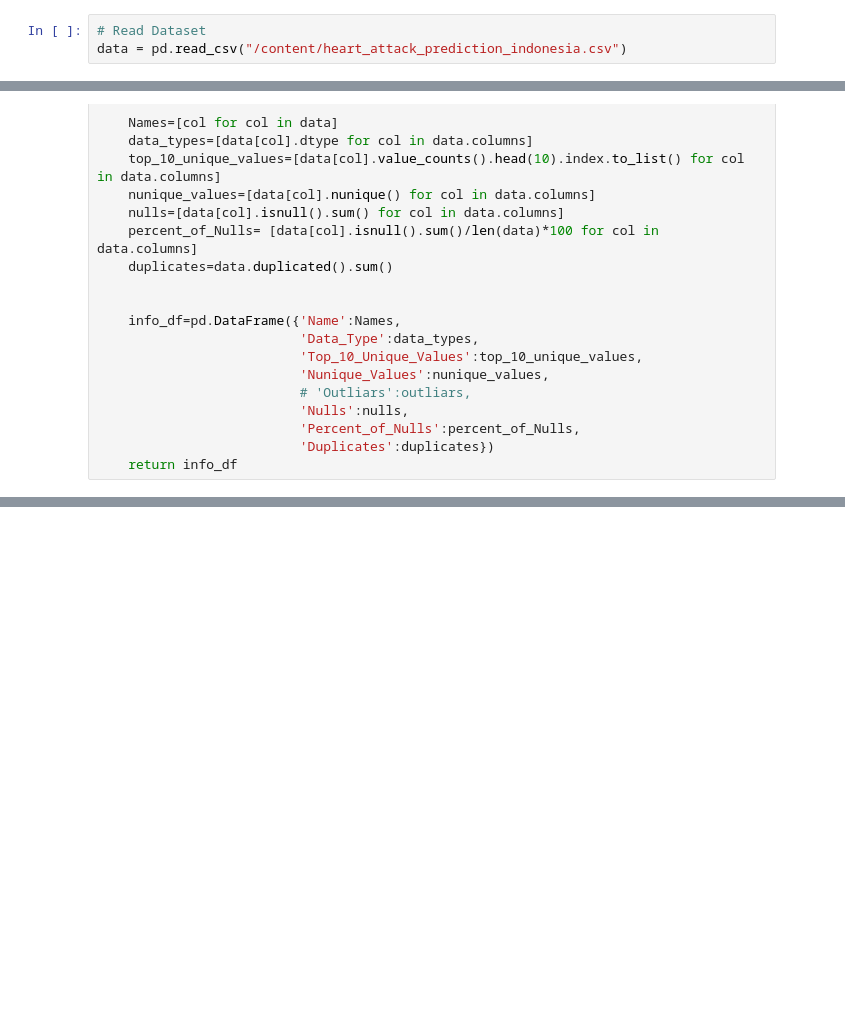
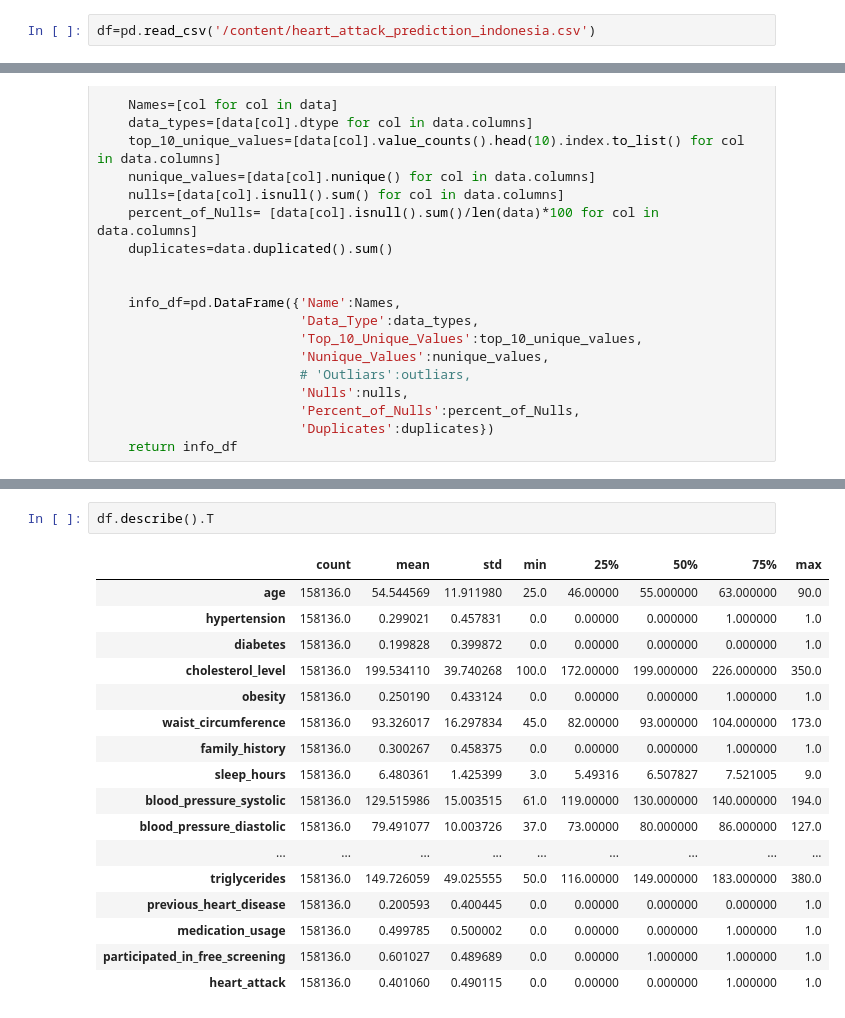
Before and after one commit to asmaa0702/Heart-Attack, a Jupyter notebook: python/HeartAttack.ipynb, the cells around one changed output, grey strips where cells are left out. Saved outputs shown, nothing was run; the diff lists cells and outputs as text; blank space fills up the shorter version.

```diff
--- a/python/HeartAttack.ipynb
+++ b/python/HeartAttack.ipynb
@@ -6,5 +6,4 @@ import numpy as np
 import matplotlib.pyplot as plt
 import seaborn as sns
 # %%
-# Read Dataset
-data = pd.read_csv("/content/heart_attack_prediction_indonesia.csv")
+df=pd.read_csv('/content/heart_attack_prediction_indonesia.csv')
@@ -858,0 +231,20 @@ data=df.copy()
+# %%
+df.describe().T
+# %% [output]
+|  | count | mean | std | min | 25% | 50% | 75% | max |
+| age | 158136.0 | 54.544569 | 11.911980 | 25.0 | 46.00000 | 55.000000 | 63.000000 | 90.0 |
+| hypertension | 158136.0 | 0.299021 | 0.457831 | 0.0 | 0.00000 | 0.000000 | 1.000000 | 1.0 |
+| diabetes | 158136.0 | 0.199828 | 0.399872 | 0.0 | 0.00000 | 0.000000 | 0.000000 | 1.0 |
+| cholesterol_level | 158136.0 | 199.534110 | 39.740268 | 100.0 | 172.00000 | 199.000000 | 226.000000 | 350.0 |
+| obesity | 158136.0 | 0.250190 | 0.433124 | 0.0 | 0.00000 | 0.000000 | 1.000000 | 1.0 |
+| waist_circumference | 158136.0 | 93.326017 | 16.297834 | 45.0 | 82.00000 | 93.000000 | 104.000000 | 173.0 |
+| family_history | 158136.0 | 0.300267 | 0.458375 | 0.0 | 0.00000 | 0.000000 | 1.000000 | 1.0 |
+| sleep_hours | 158136.0 | 6.480361 | 1.425399 | 3.0 | 5.49316 | 6.507827 | 7.521005 | 9.0 |
+| blood_pressure_systolic | 158136.0 | 129.515986 | 15.003515 | 61.0 | 119.00000 | 130.000000 | 140.000000 | 194.0 |
+| blood_pressure_diastolic | 158136.0 | 79.491077 | 10.003726 | 37.0 | 73.00000 | 80.000000 | 86.000000 | 127.0 |
+| ... | ... | ... | ... | ... | ... | ... | ... | ... |
+| triglycerides | 158136.0 | 149.726059 | 49.025555 | 50.0 | 116.00000 | 149.000000 | 183.000000 | 380.0 |
+| previous_heart_disease | 158136.0 | 0.200593 | 0.400445 | 0.0 | 0.00000 | 0.000000 | 0.000000 | 1.0 |
+| medication_usage | 158136.0 | 0.499785 | 0.500002 | 0.0 | 0.00000 | 0.000000 | 1.000000 | 1.0 |
+| participated_in_free_screening | 158136.0 | 0.601027 | 0.489689 | 0.0 | 0.00000 | 1.000000 | 1.000000 | 1.0 |
+| heart_attack | 158136.0 | 0.401060 | 0.490115 | 0.0 | 0.00000 | 0.000000 | 1.000000 | 1.0 |
```
Also changed, not shown: parts of 75 cells of this notebook.
